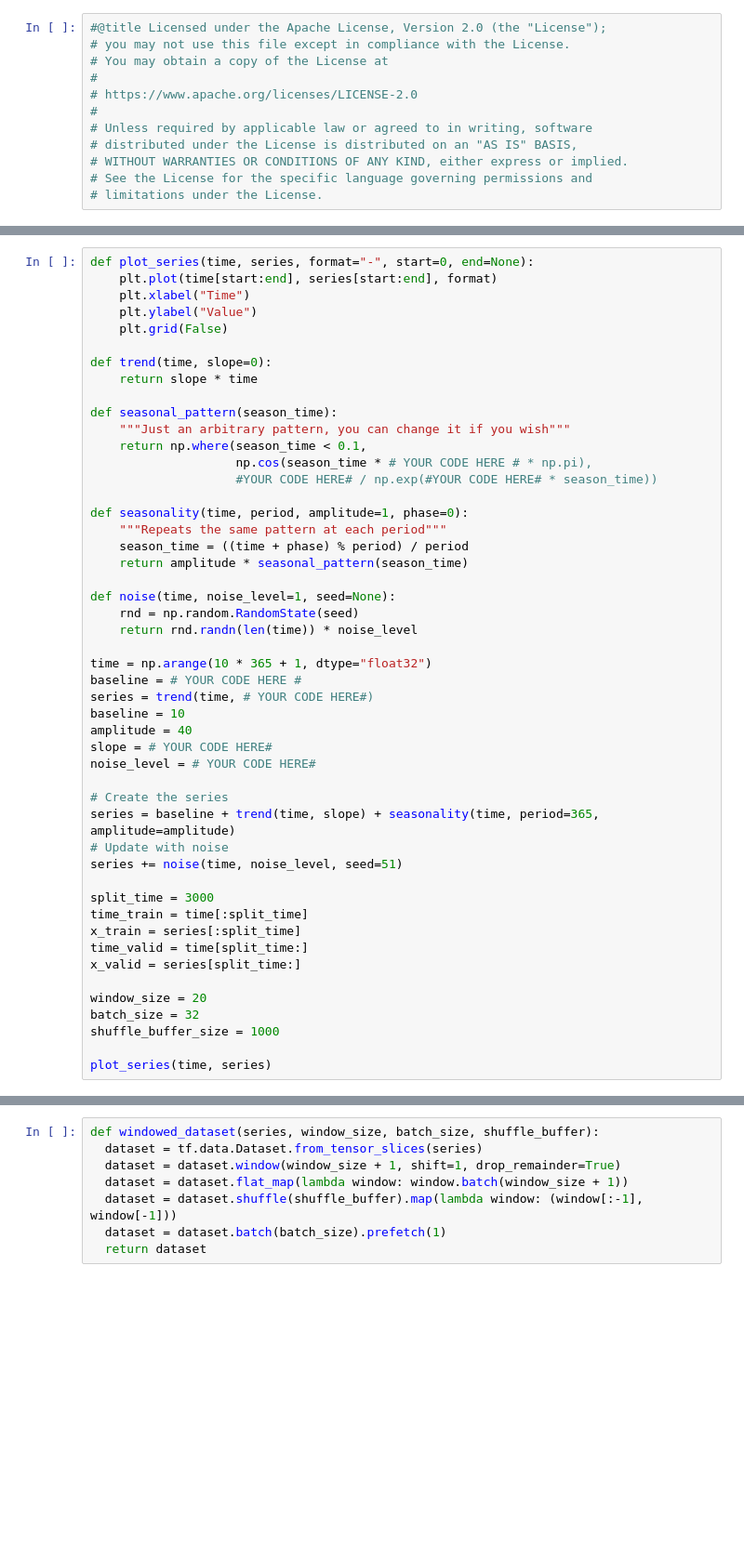
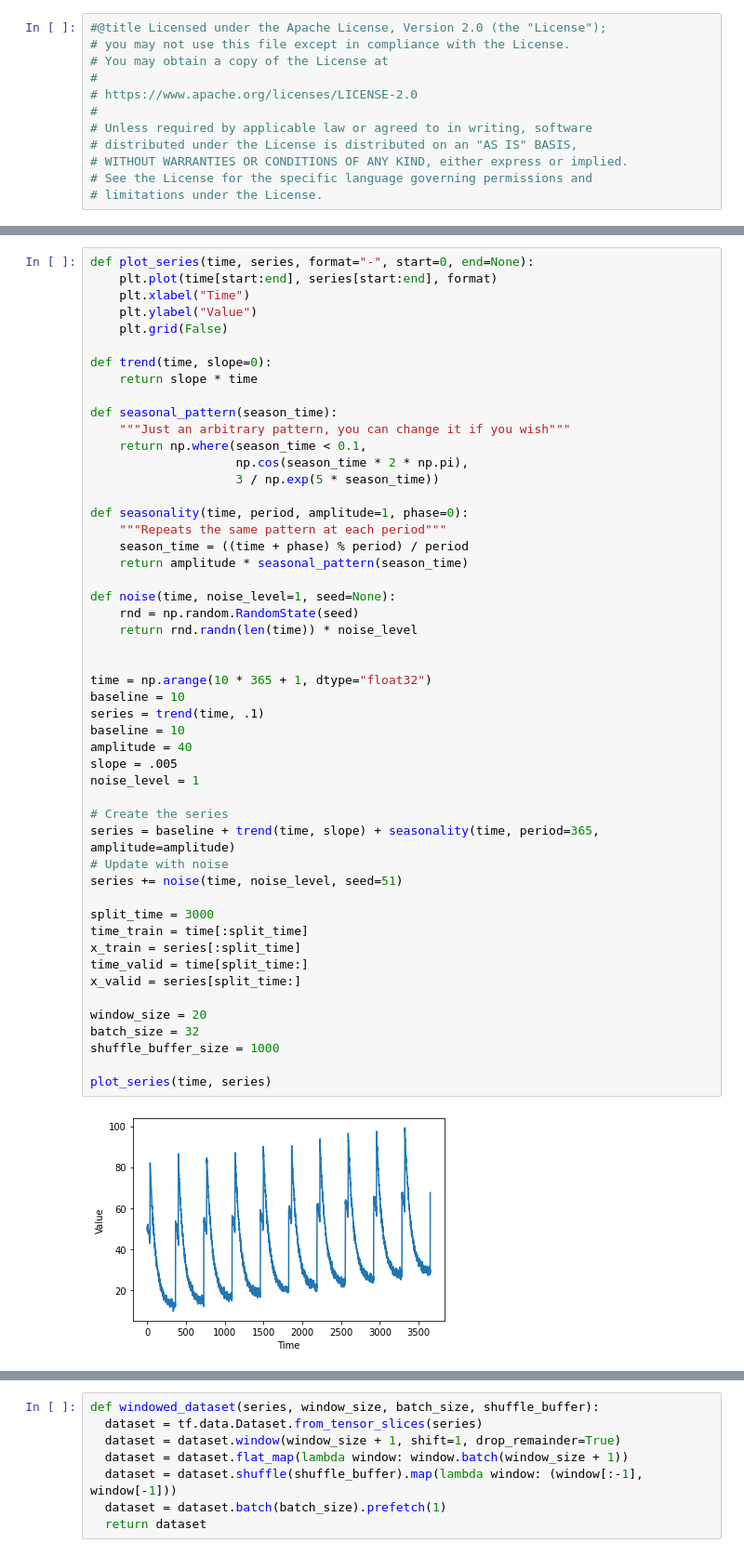
Before and after one commit to gmortuza/tensorflow_specialization, a Jupyter notebook: 4. Sequences, Time Series and Prediction/Week 2/Programming assignment/S+P_Week_2_Exercise_Question.ipynb, the cells around one changed output, grey strips where cells are left out. Shown: that part at 93% size. Saved outputs shown, nothing was run; the diff lists cells and outputs as text; blank space fills up the shorter version.

```diff
--- a/4. Sequences, Time Series and Prediction/Week 2/Programming assignment/S+P_Week_2_Exercise_Question.ipynb
+++ b/4. Sequences, Time Series and Prediction/Week 2/Programming assignment/S+P_Week_2_Exercise_Question.ipynb
@@ -30,42 +35,45 @@ def trend(time, slope=0):
 def seasonal_pattern(season_time):
     """Just an arbitrary pattern, you can change it if you wish"""
     return np.where(season_time < 0.1,
-                    np.cos(season_time * # YOUR CODE HERE # * np.pi),
-                    #YOUR CODE HERE# / np.exp(#YOUR CODE HERE# * season_time))
+                    np.cos(season_time * 2 * np.pi),
+                    3 / np.exp(5 * season_time))
 
 def seasonality(time, period, amplitude=1, phase=0):
     """Repeats the same pattern at each period"""
     season_time = ((time + phase) % period) / period
     return amplitude * seasonal_pattern(season_time)
 
 def noise(time, noise_level=1, seed=None):
     rnd = np.random.RandomState(seed)
     return rnd.randn(len(time)) * noise_level
 
+
 time = np.arange(10 * 365 + 1, dtype="float32")
-baseline = # YOUR CODE HERE #
-series = trend(time, # YOUR CODE HERE#)
+baseline = 10
+series = trend(time, .1)
 baseline = 10
 amplitude = 40
-slope = # YOUR CODE HERE#
-noise_level = # YOUR CODE HERE#
+slope = .005
+noise_level = 1
 
 # Create the series
 series = baseline + trend(time, slope) + seasonality(time, period=365, amplitude=amplitude)
 # Update with noise
 series += noise(time, noise_level, seed=51)
 
 split_time = 3000
 time_train = time[:split_time]
 x_train = series[:split_time]
 time_valid = time[split_time:]
 x_valid = series[split_time:]
 
 window_size = 20
 batch_size = 32
 shuffle_buffer_size = 1000
 
 plot_series(time, series)
+# %% [output]
+[figure, added]
 # %% [markdown]
 Desired output -- a chart that looks like this:
 
```
Also changed, not shown: parts of 5 cells of this notebook.
